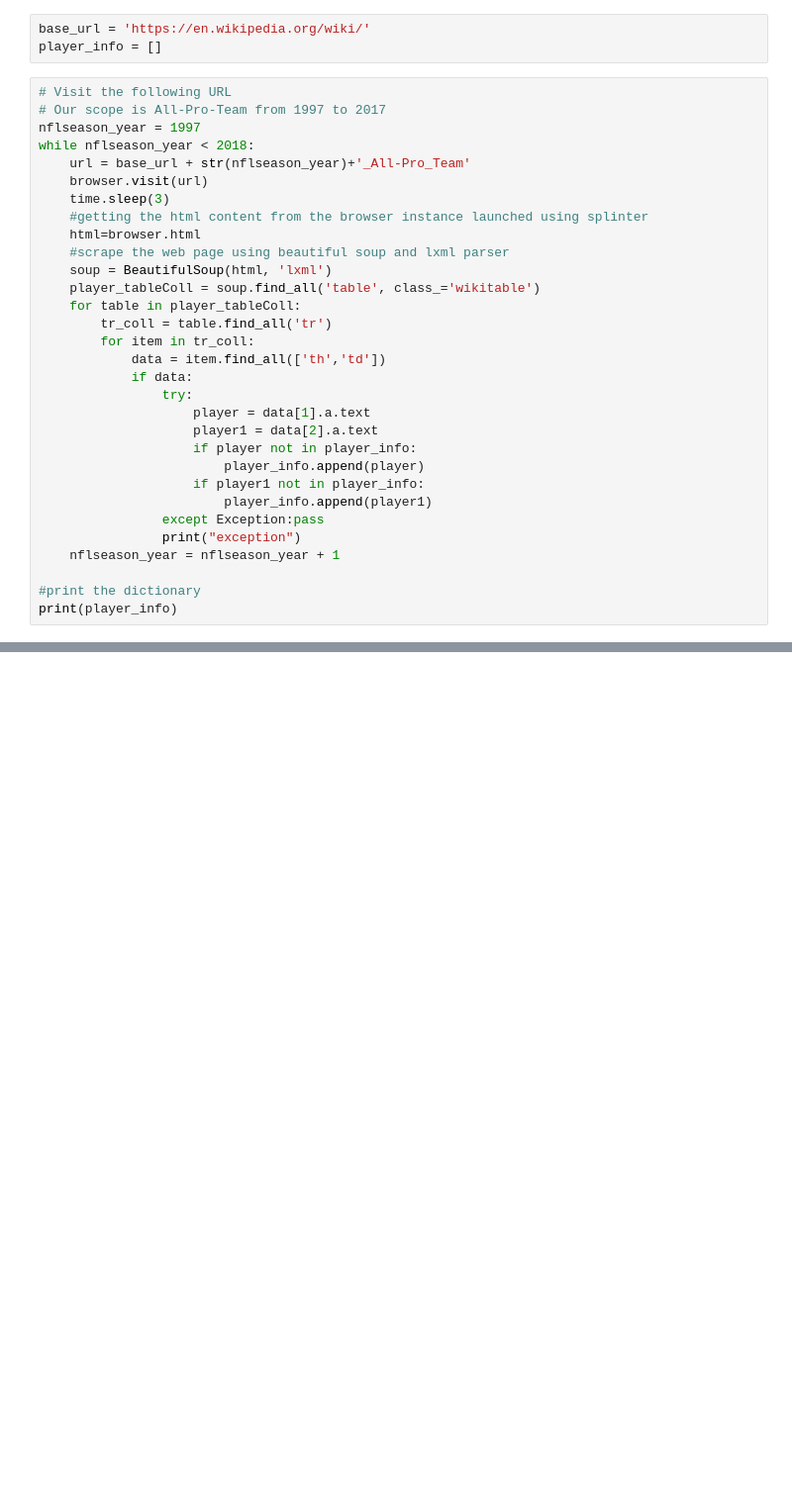
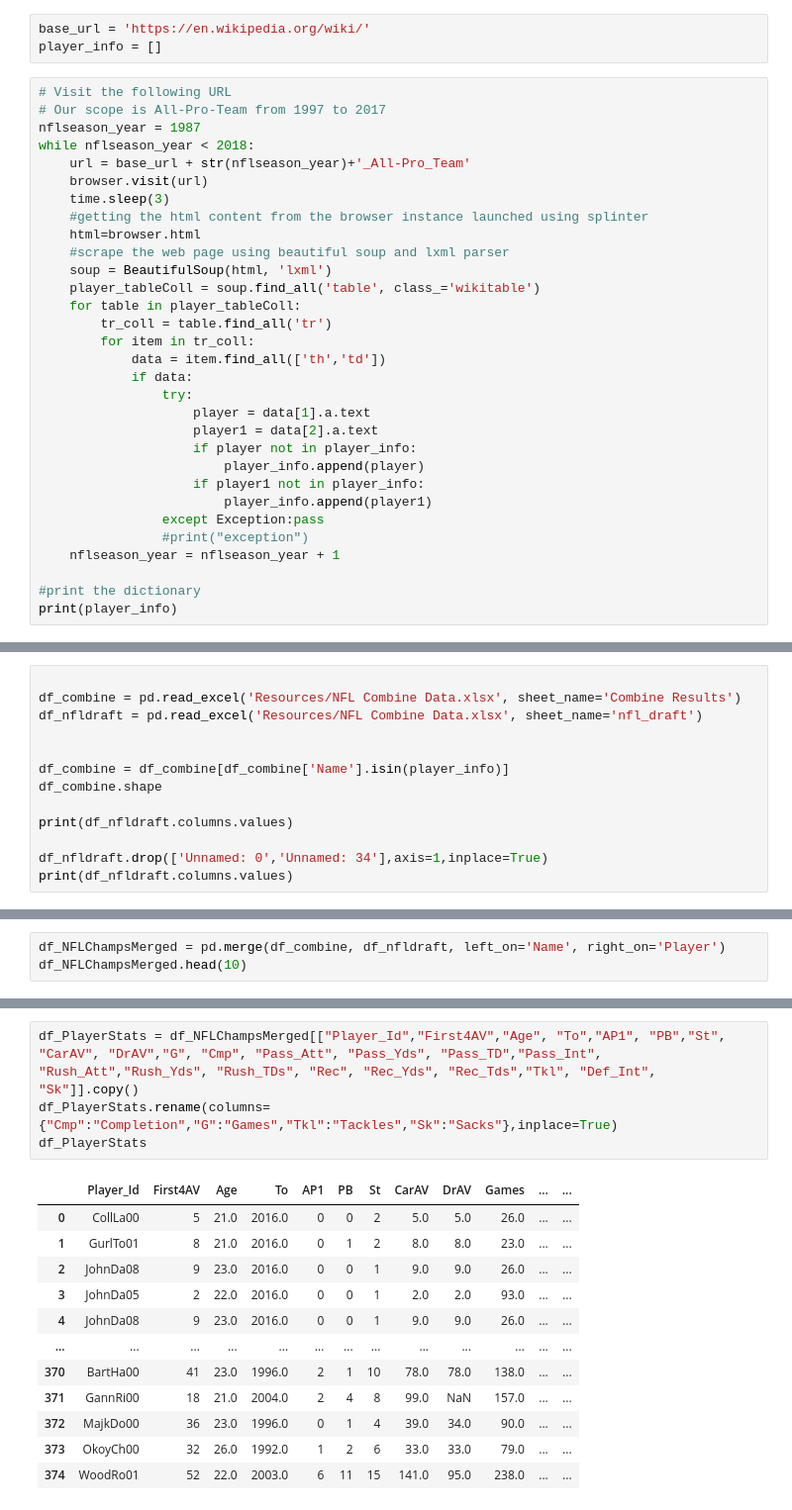
Before and after one commit to maheshws/NFLDataAnalysis, a Jupyter notebook: NFLPlayerInformation.ipynb, the cells around one changed output, grey strips where cells are left out. Shown at 99% size. Drawn from its saved outputs; the diff is of its cells as text; blank space fills up the shorter version.

Commit message:
Updated to create dataframes for DB load

```diff
--- a/NFLPlayerInformation.ipynb
+++ b/NFLPlayerInformation.ipynb
@@ -24,7 +25,7 @@ player_info = []
 # %%
 # Visit the following URL
 # Our scope is All-Pro-Team from 1997 to 2017
-nflseason_year = 1997
+nflseason_year = 1987
 while nflseason_year < 2018:
     url = base_url + str(nflseason_year)+'_All-Pro_Team'
     browser.visit(url)
@@ -47,7 +48,7 @@ while nflseason_year < 2018:
                     if player1 not in player_info:
                         player_info.append(player1)
                 except Exception:pass
-                print("exception")
+                #print("exception")
     nflseason_year = nflseason_year + 1
 
 #print the dictionary
@@ -72,0 +58,13 @@ exception
+# %%
+
+df_combine = pd.read_excel('Resources/NFL Combine Data.xlsx', sheet_name='Combine Results')
+df_nfldraft = pd.read_excel('Resources/NFL Combine Data.xlsx', sheet_name='nfl_draft')
+
+
+df_combine = df_combine[df_combine['Name'].isin(player_info)]
+df_combine.shape
+
+print(df_nfldraft.columns.values)
+
+df_nfldraft.drop(['Unnamed: 0','Unnamed: 34'],axis=1,inplace=True)
+print(df_nfldraft.columns.values)
@@ -72,0 +82,3 @@ exception
+# %%
+df_NFLChampsMerged = pd.merge(df_combine, df_nfldraft, left_on='Name', right_on='Player')
+df_NFLChampsMerged.head(10)
@@ -72,0 +170,17 @@ exception
+# %%
+df_PlayerStats = df_NFLChampsMerged[["Player_Id","First4AV","Age", "To","AP1", "PB","St", "CarAV", "DrAV","G", "Cmp", "Pass_Att", "Pass_Yds", "Pass_TD","Pass_Int", "Rush_Att","Rush_Yds", "Rush_TDs", "Rec", "Rec_Yds", "Rec_Tds","Tkl", "Def_Int", "Sk"]].copy()
+df_PlayerStats.rename(columns={"Cmp":"Completion","G":"Games","Tkl":"Tackles","Sk":"Sacks"},inplace=True)
+df_PlayerStats
+# %% [output]
+|  | Player_Id | First4AV | Age | To | AP1 | PB | St | CarAV | DrAV | Games | ... | ... |
+| 0 | CollLa00 | 5 | 21.0 | 2016.0 | 0 | 0 | 2 | 5.0 | 5.0 | 26.0 | ... | ... |
+| 1 | GurlTo01 | 8 | 21.0 | 2016.0 | 0 | 1 | 2 | 8.0 | 8.0 | 23.0 | ... | ... |
+| 2 | JohnDa08 | 9 | 23.0 | 2016.0 | 0 | 0 | 1 | 9.0 | 9.0 | 26.0 | ... | ... |
+| 3 | JohnDa05 | 2 | 22.0 | 2016.0 | 0 | 0 | 1 | 2.0 | 2.0 | 93.0 | ... | ... |
+| 4 | JohnDa08 | 9 | 23.0 | 2016.0 | 0 | 0 | 1 | 9.0 | 9.0 | 26.0 | ... | ... |
+| ... | ... | ... | ... | ... | ... | ... | ... | ... | ... | ... | ... | ... |
+| 370 | BartHa00 | 41 | 23.0 | 1996.0 | 2 | 1 | 10 | 78.0 | 78.0 | 138.0 | ... | ... |
+| 371 | GannRi00 | 18 | 21.0 | 2004.0 | 2 | 4 | 8 | 99.0 | NaN | 157.0 | ... | ... |
+| 372 | MajkDo00 | 36 | 23.0 | 1996.0 | 0 | 1 | 4 | 39.0 | 34.0 | 90.0 | ... | ... |
+| 373 | OkoyCh00 | 32 | 26.0 | 1992.0 | 1 | 2 | 6 | 33.0 | 33.0 | 79.0 | ... | ... |
+| 374 | WoodRo01 | 52 | 22.0 | 2003.0 | 6 | 11 | 15 | 141.0 | 95.0 | 238.0 | ... | ... |
```
Also changed, not shown: parts of 14 cells of this notebook.
